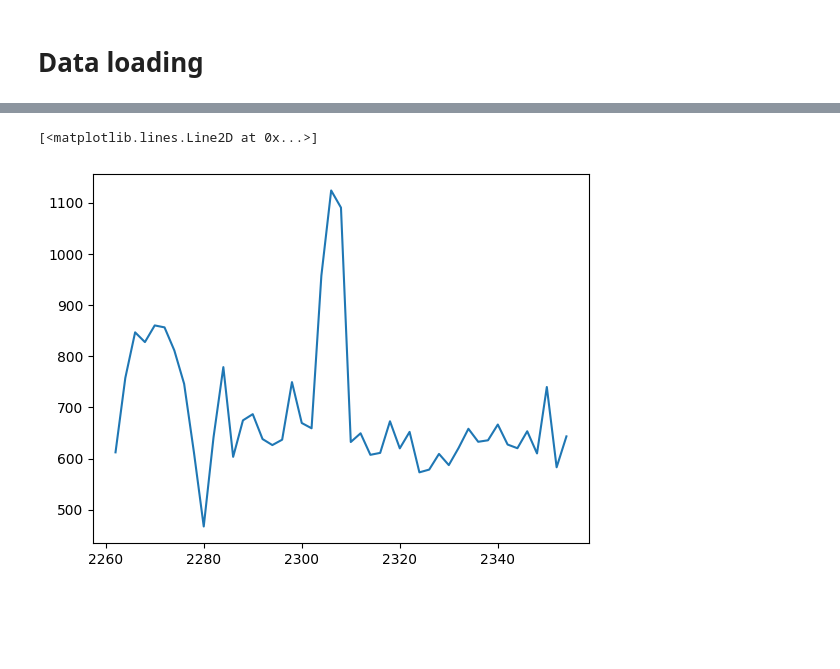
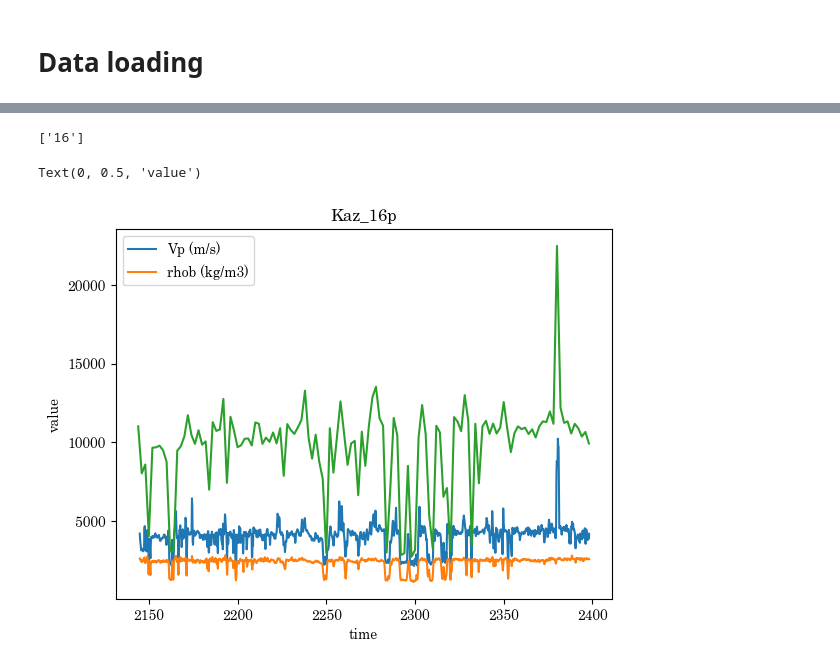
Before and after one commit to grxoxl/inversion, a Jupyter notebook: acoustic_inversion/kazan_data/data_preparation.ipynb, the cells around one changed output, grey strips where cells are left out. Drawn from its saved outputs; the diff is of its cells as text; code cells hidden in the pictures; blank space fills up the shorter version.

```diff
--- a/acoustic_inversion/kazan_data/data_preparation.ipynb
+++ b/acoustic_inversion/kazan_data/data_preparation.ipynb
@@ -44,5 +91,7 @@ def read_well_txt(folder_path: str) -> Tuple[List[np.ndarray], List[np.ndarray]]
 # %%
 folder = r"C:\Users\Владислав\Downloads\LOG _unique"
+dtp_dir, rhob_dir = divide_filenames_by_keyword(folder)
 
-dtp, rhob, dtp_labels, rhob_labels = read_well_txt(folder)
+dir_df = pd.DataFrame({"dtp": dtp_dir, "rhob" : rhob_dir})
+dir_df
 # %% [output]
@@ -49,0 +115,4 @@ dtp, rhob, dtp_labels, rhob_labels = read_well_txt(folder)
+# %%
+wells = []
+for i in range(dir_df.shape[0]):
+    wells.append(Well(dir_df.iloc[i, :]["dtp"], dir_df.iloc[i, :]["rhob"]))
@@ -84,8 +182,8 @@ def interp(x: np.ndarray, y: np.ndarray, step: float, kind="cubic", fill_value="
     return xnew, ynew
 # %%
 """np.r_ is a short concatenation method"""
-dtp_decimated = [np.r_['r', interp(dtp[i][:, 2], dtp[i][:, 3], 2, kind = "nearest")].T for i in range(len(dtp))]
-rhob_decimated = [np.r_['r', interp(rhob[i][:, 2], rhob[i][:, 3], 2, kind = "nearest")].T for i in range(len(dtp))]
+dtp_decimated = [np.r_['r', interp(wells[i].data["dtp"][:, 2], 1e6/wells[i].data["dtp"][:, 3], 2, kind = "nearest")].T for i in range(len(dtp))]
+rhob_decimated = [np.r_['r', interp(wells[i].data["rhob"][:, 2], wells[i].data["rhob"][:, 3], 2, kind = "nearest")].T for i in range(len(dtp))]
 # %%
 for i in range(len(dtp)):
     len_rhob = len(rhob_decimated[i])
@@ -107,2 +218,2 @@ for i in range(len(dtp)):
 # %%
-ai_decimated = [dtp_decimated[i][:, 1]*rhob_decimated[i][:, 1].T for i in range(len(dtp))]
+ai_decimated = [np.array(dtp_decimated[i][:, 1])*np.array(rhob_decimated[i][:, 1]) for i in range(len(dtp))]
@@ -109,12 +229,22 @@ ai_decimated = [dtp_decimated[i][:, 1]*rhob_decimated[i][:, 1].T for i in range(
 # %%
-w_num =  0
+w_num =  2
+print(dtp_labels[w_num])
 
-# plt.plot(dtp[w_num][:, 2], dtp[w_num][:, 3])
+plt.plot(dtp[w_num][:, 2], 1e6/dtp[w_num][:, 3], label = "Vp (m/s)")
 
 # plt.plot(dtp_decimated[w_num][:, 0], dtp_decimated[w_num][:, 1])
 
-plt.plot(dtp_decimated[w_num][:, 0], ai_decimated[w_num][:, 1])
+plt.plot(rhob[w_num][:, 2], 1e3*rhob[w_num][:, 3], label = "rhob (kg/m3)")
+
+plt.plot(dtp_decimated[w_num][:, 0], ai_decimated[w_num])
+
+# plt.plot(dtp_decimated[w_num][:, 0], ai_decimated[w_num][:, 1])
 # plt.ylim([0, 3])
+plt.legend(loc = 0)
+plt.title("Kaz_%2sp" % dtp_labels[w_num][0])
+plt.xlabel("time")
+plt.ylabel("value")
 # %% [output]
-[<matplotlib.lines.Line2D at 0x...>]
+['16']
+Text(0, 0.5, 'value')
-[figure, old version]
+[figure, new version]
```
Also changed, not shown: parts of 12 cells of this notebook.
